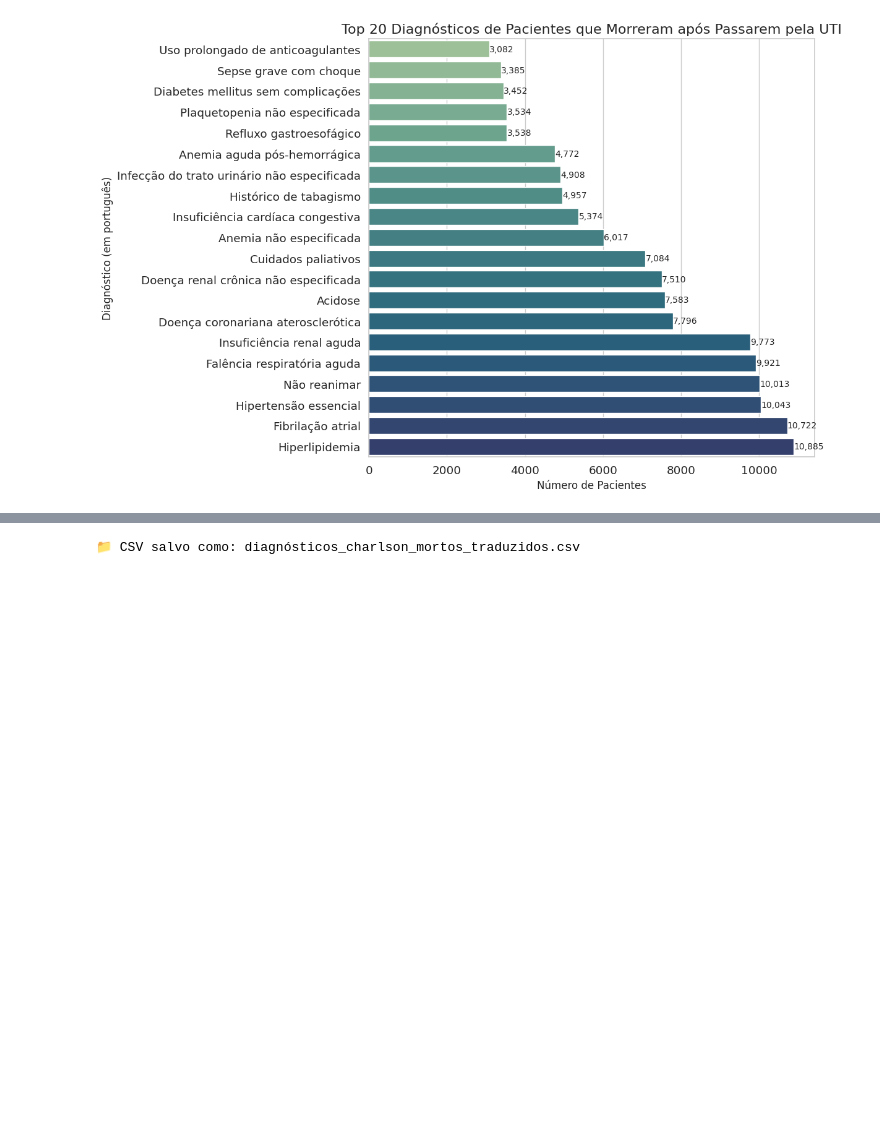
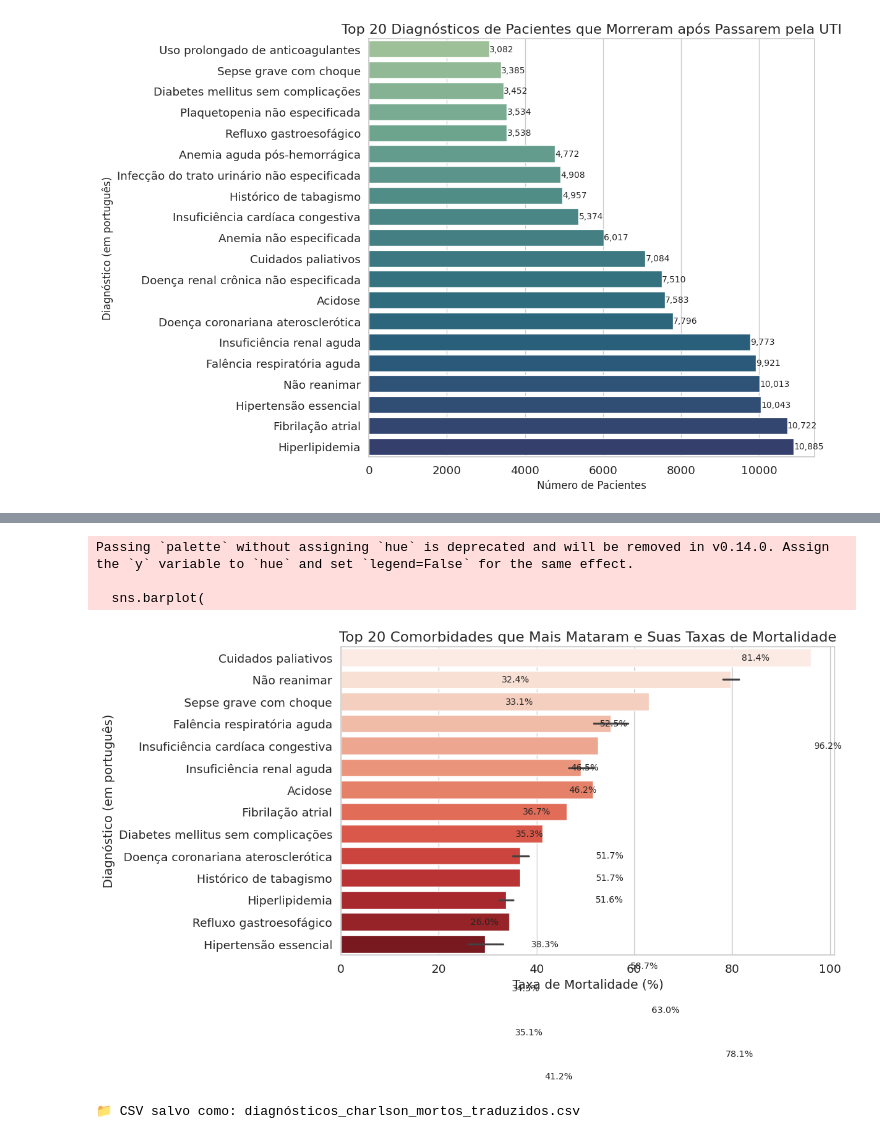
Before and after one commit to GabrielRolla/completa, a Jupyter notebook: dados.ipynb, the cells around one changed output, grey strips where cells are left out. Saved outputs shown, nothing was run; the diff lists cells and outputs as text; code cells hidden in the pictures; blank space fills up the shorter version.

```diff
--- a/dados.ipynb
+++ b/dados.ipynb
@@ -365,3 +506,64 @@ Passing `palette` without assigning `hue` is deprecated and will be removed in v
 
   sns.barplot(
 [figure]
+# %%
+# Consulta SQL para obter as comorbidades e calcular as taxas de mortalidade
+query_comorbidades_mortalidade = """
+WITH comorbidades AS (
+    SELECT
+        d.icd_code,
+        di.long_title AS diagnosis,
+        COUNT(*) AS freq,
+        SUM(CASE WHEN pm.categoria != 'Sobrevivente (≥ 1 ano pós-alta)' THEN 1 ELSE 0 END) AS mortes
+    FROM mimiciv_hosp.diagnoses_icd d
+    JOIN mimiciv_hosp.d_icd_diagnoses di
+        ON d.icd_code = di.icd_code
+    JOIN (
+        SELECT DISTINCT subject_id, hadm_id
+        FROM mimiciv_icu.icustays
+    ) AS icu
+        ON d.subject_id = icu.subject_id AND d.hadm_id = icu.hadm_id
+    LEFT JOIN pacientes_mortos pm
+        ON d.subject_id = pm.subject_id
+    GROUP BY d.icd_code, di.long_title
+)
+SELECT
+    diagnosis,
+    freq,
+    mortes,
+    (mortes::float / freq) * 100 AS taxa_mortalidade
+FROM comorbidades
+ORDER BY mortes DESC
+LIMIT 20;
+"""
+
+# Carregar os resultados da consulta SQL em um DataFrame
+df_comorbidades = pd.read_sql_query(query_comorbidades_mortalidade, conn)
+
+# Traduzir os diagnósticos para português usando o dicionário
+df_comorbidades['diagnostico_pt'] = df_comorbidades['diagnosis'].apply(lambda x: traduzir_ou_agrupar({'diagnosis': x}))
+
+# Exibir os resultados no console
+print("\n📊 Top 20 Comorbidades que Mais Mataram e Suas Taxas de Mortalidade:")
+print(df_comorbidades[['diagnostico_pt', 'freq', 'mortes', 'taxa_mortalidade']])
+
+# Gráfico: Top 20 comorbidades e suas taxas de mortalidade
+plt.figure(figsize=(12, 8))
+sns.barplot(
+    data=df_comorbidades.sort_values('taxa_mortalidade', ascending=False),
+    x='taxa_mortalidade',
+    y='diagnostico_pt',
+    palette='Reds'
+)
+
+plt.title("Top 20 Comorbidades que Mais Mataram e Suas Taxas de Mortalidade", fontsize=16)
+plt.xlabel("Taxa de Mortalidade (%)", fontsize=14)
+plt.ylabel("Diagnóstico (em português)", fontsize=14)
+
+# Adicionar valores nas barras
+for i, (value, label) in enumerate(zip(df_comorbidades['taxa_mortalidade'], df_comorbidades['diagnostico_pt'])):
+    plt.text(value + 0.5, i, f"{value:.1f}%", va='center', fontsize=10)
+
+plt.tight_layout()
+plt.show()
+# %% [output]
@@ -368,3 +587,7 @@ Passing `palette` without assigning `hue` is deprecated and will be removed in v
+Passing `palette` without assigning `hue` is deprecated and will be removed in v0.14.0. Assign the `y` variable to `hue` and set `legend=False` for the same effect.
+
+  sns.barplot(
+[figure, added]
 # %%
 import pandas as pd
 import seaborn as sns
```
Also changed, not shown: parts of 8 cells of this notebook, 1 other file.
